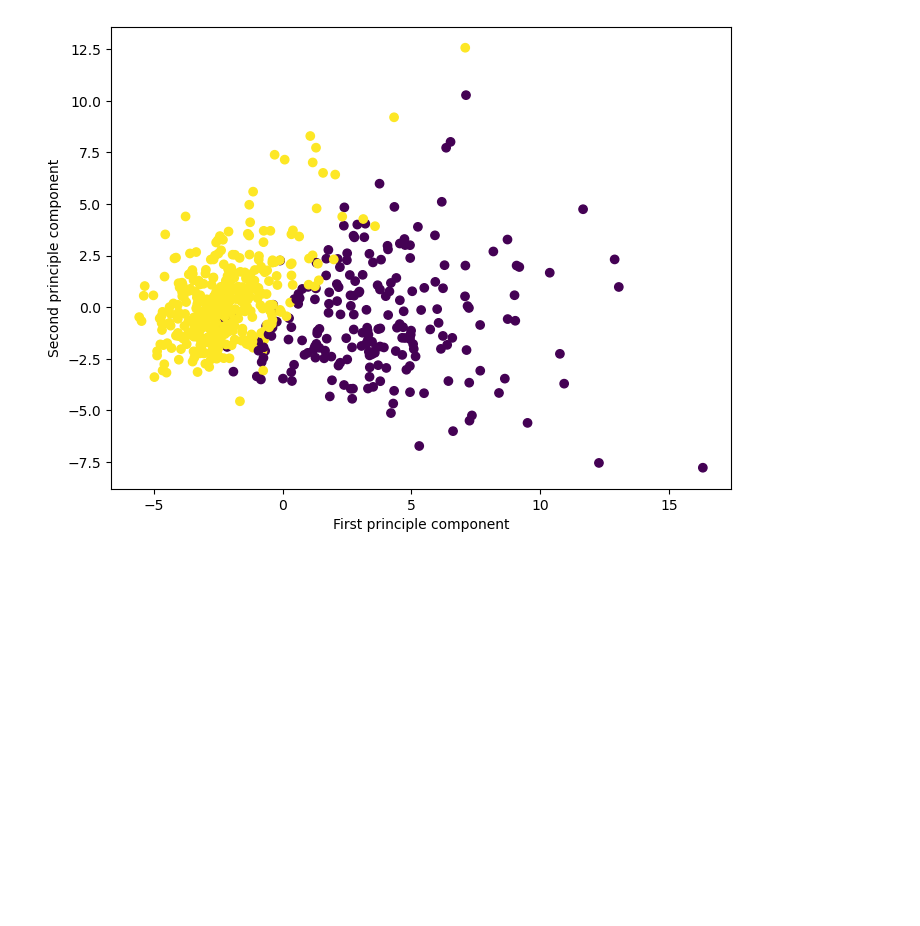
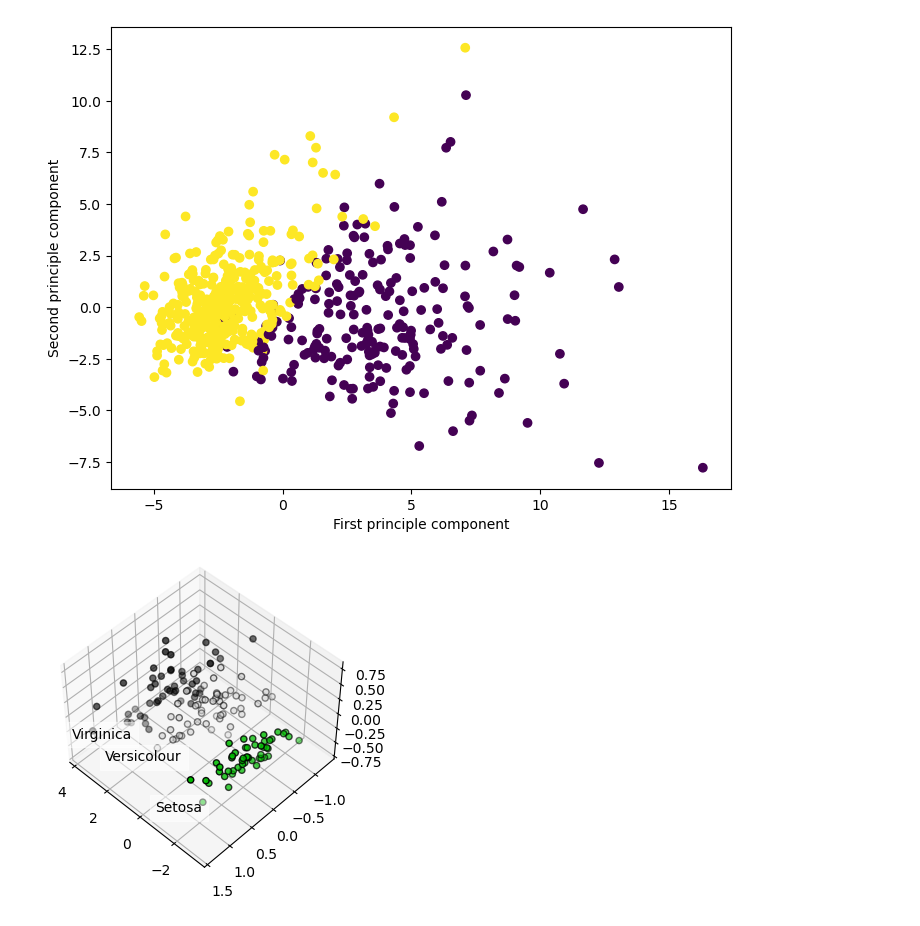
Before and after one commit to MohitMahajan03/6th-SEM, a Jupyter notebook: AI-ML/Module 1/PCA.ipynb, the cells around one changed output. Drawn from its saved outputs; the diff is of its cells as text; code cells hidden in the pictures; blank space fills up the shorter version.

```diff
--- a/AI-ML/Module 1/PCA.ipynb
+++ b/AI-ML/Module 1/PCA.ipynb
@@ -144,3 +144,46 @@ plt.ylabel('Second principle component')
 # %% [output]
 Text(0, 0.5, 'Second principle component')
 [figure]
+# %%
+import matplotlib.pyplot as plt
+
+import mpl_toolkits.mplot3d
+import numpy as np
+from sklearn import datasets, decomposition
+np.random.seed(5)
+
+iris = datasets.load_iris()
+X = iris.data
+y = iris.target
+
+fig = plt.figure(1, figsize = (4, 3))
+plt.clf()
+
+ax = fig.add_subplot(111, projection = "3d", elev = 48, azim = 134)
+ax.set_position([0, 0, 0.95, 1])
+
+plt.cla()
+pca = decomposition.PCA(n_components = 3)
+pca.fit(X)
+X = pca.transform(X)
+
+for name, label in [("Setosa", 0), ("Versicolour", 1), ("Virginica", 2)]:
+    ax.text3D(
+            X[y == label, 0].mean(),
+            X[y == label, 1].mean() + 1.5,
+            X[y == label, 2].mean(),
+            name,
+            horizontalalignment = "center",
+            bbox = dict(alpha = 0.5, edgecolor = "w", facecolor = "w"),
+    )
+
+y = np.choose(y, [1, 2, 0]).astype(float)
+ax.scatter(X[:, 0], X[:, 1], X[:, 2], c = y, cmap = plt.cm.nipy_spectral, edgecolor = "k")
+
+# ax.xaxis.set_ticklabels([])
+# ax.yaxis.set_ticklabels([])
+# ax.zaxis.set_ticklabels([])
+
+plt.show()
+# %% [output]
+[figure, added]
```
Also changed, not shown: 1 other file.
